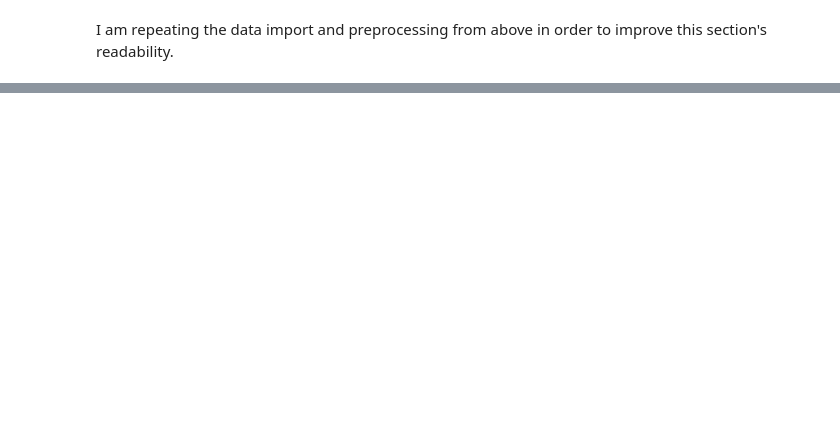
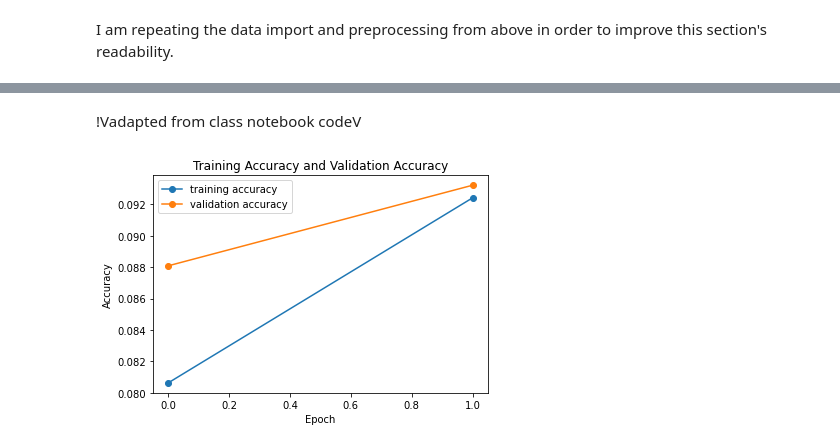
Before and after one commit to Windblown-Marionette/fingerspelling-text, a Jupyter notebook: Fingerspelling-CNN.ipynb, the cells around one changed output, grey strips where cells are left out. Cells and saved outputs as stored; diff of their text form; code cells hidden in the pictures; blank space fills up the shorter version.

Commit message:
first successful training session with model

```diff
--- a/Fingerspelling-CNN.ipynb
+++ b/Fingerspelling-CNN.ipynb
@@ -915,7 +915,8 @@ from tensorflow.keras.optimizers import Adam
 # %% [markdown]
 First, the model is imported and the final classification layers are removed.
 # %%
-experienced_model = MobileNetV2(weights='imagenet', include_top=False)
+experienced_model = MobileNetV2(weights='imagenet', include_top=False, input_shape = (32,32,3))
+#input shape minimum is 32x32
 # %% [output]
 WARNING:tensorflow:`input_shape` is undefined or non-square, or `rows` is not in [96, 128, 160, 192, 224]. Weights for input shape (224, 224) will be loaded as the default.
 # %% [markdown]
@@ -937,7 +938,7 @@ base_model_out = Dense(81, activation='relu')(base_model_out)
 
 # Add a final layer with num_classes == 29 neurons, one for each class in our dataset
 # using a softmabase_model_out activation function:
-preds = Dense(num_classes, activation='softmax')(base_model_out)
+preds = Dense(29, activation='softmax')(base_model_out)
 
 
 
@@ -1002,7 +1003,7 @@ grassnoted_train_ds = image_dataset_from_directory(
                                           class_names=None,
                                           color_mode="rgb", #
                                           batch_size=32,
-                                          image_size=(224, 224), # default 256,256
+                                          image_size=(32, 32), # default 256,256
                                           shuffle=True,
                                           seed=1, #
                                           validation_split=.3, #
@@ -1017,7 +1018,7 @@ grassnoted_vali_ds = image_dataset_from_directory(
                                           class_names=None,
                                           color_mode="rgb", #
                                           batch_size=32,
-                                          image_size=(224, 224), # default 256,256
+                                          image_size=(32, 32), # default 256,256
                                           shuffle=True,
                                           seed=1, #seeds must match to prevent overlap
                                           validation_split=.3, #
@@ -1025,6 +1026,7 @@ grassnoted_vali_ds = image_dataset_from_directory(
                                           interpolation="bilinear",
                                           follow_links=False
                                           )
+grassnoted_vali_ds
 # %% [output]
 Found 87000 files belonging to 29 classes.
 Using 60900 files for training.
@@ -1033,5 +1036,4 @@ Using 26100 files for validation.
 # %%
-model.fit(grassnoted_train_ds, epochs = 2,
-          validation_data = grassnoted_vali_ds, verbose = 1)
+model.fit(grassnoted_train_ds, epochs = 2, validation_data = grassnoted_vali_ds, verbose = 1)
 # %% [output]
 Epoch 1/2
@@ -1041,0 +1044,13 @@ ValueError: in user code:
+# %% [markdown]
+ !Vadapted from class notebook codeV
+# %%
+plt.figure()
+plt.plot(model.history.history['accuracy'], marker='o', label='training accuracy')
+plt.plot(model.history.history['val_accuracy'], marker='o', label='validation accuracy')
+plt.title('Training Accuracy and Validation Accuracy')
+plt.legend(loc='best')
+plt.xlabel('Epoch')
+plt.ylabel('Accuracy')
+plt.show()
+# %% [output]
+[figure, added]
```
Also changed, not shown: parts of 5 cells of this notebook.
